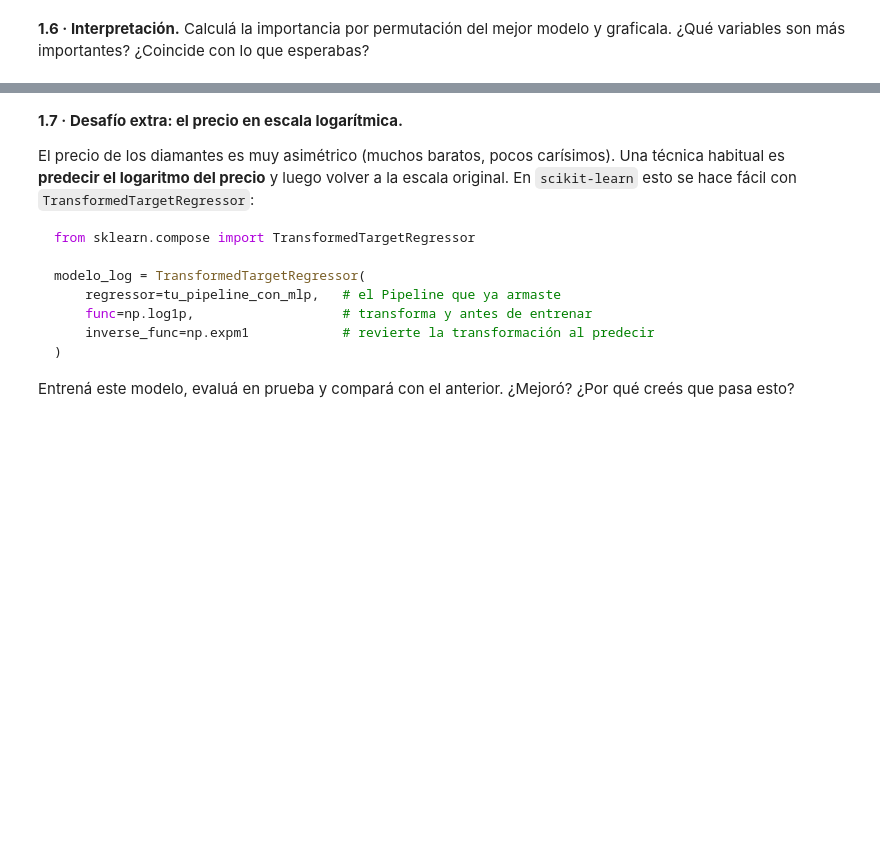
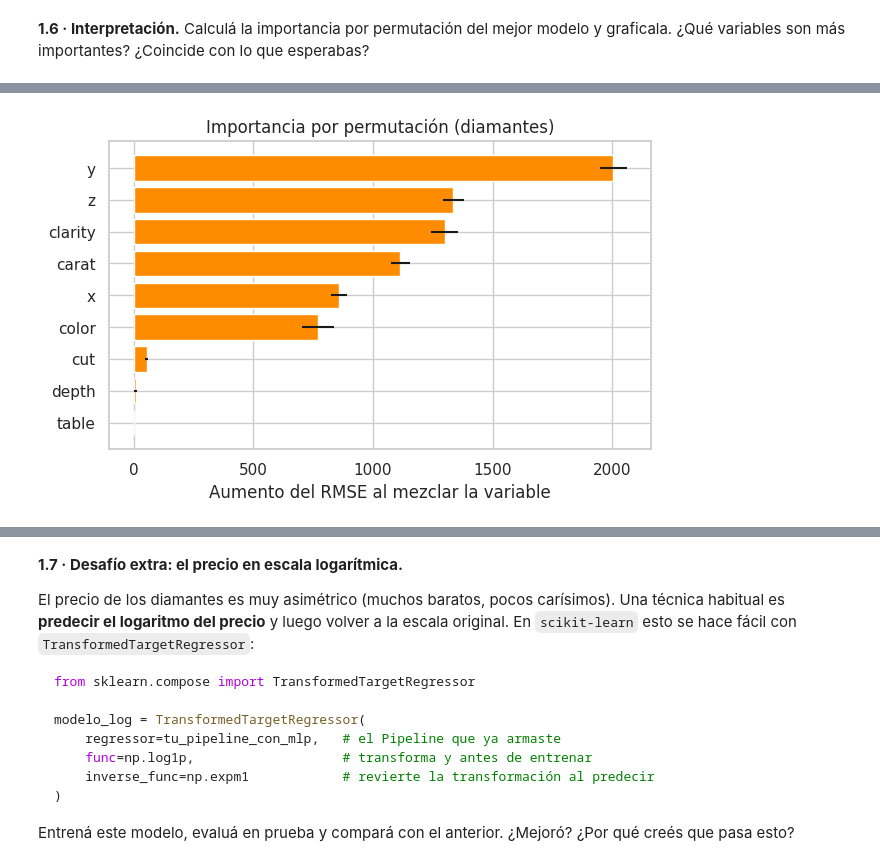
Before and after one commit to enrifonseca/AprendizajeAutomatico1, a Jupyter notebook: ISSD_AA1_Taller_redes_neuronales_sklearn_regresión.ipynb, the cells around one changed output, grey strips where cells are left out. Cells and saved outputs as stored; diff of their text form; code cells hidden in the pictures; blank space fills up the shorter version.

```diff
--- a/ISSD_AA1_Taller_redes_neuronales_sklearn_regresión.ipynb
+++ b/ISSD_AA1_Taller_redes_neuronales_sklearn_regresión.ipynb
@@ -1091,0 +1181,18 @@ El MLP inicial le gana a la regresion lineal ya que obtiene menores errores RMSE
+# %%
+# Tu código aquí
+imp_d = permutation_importance(
+    mejor_d,
+    X_prueba_d,
+    y_prueba_d,
+    n_repeats=20,
+    scoring="neg_root_mean_squared_error",
+    random_state=SEMILLA
+)
+
+importancias_d = pd.DataFrame({
+    "variable": X_prueba_d.columns,
+    "aumento_RMSE": imp_d.importances_mean,
+    "desvio": imp_d.importances_std
+}).sort_values("aumento_RMSE")
+
+importancias_d
@@ -1091,0 +1210,15 @@ El MLP inicial le gana a la regresion lineal ya que obtiene menores errores RMSE
+# %%
+plt.figure(figsize=(7, 4))
+
+plt.barh(
+    importancias_d["variable"],
+    importancias_d["aumento_RMSE"],
+    xerr=importancias_d["desvio"],
+    color="darkorange"
+)
+
+plt.xlabel("Aumento del RMSE al mezclar la variable")
+plt.title("Importancia por permutación (diamantes)")
+plt.show()
+# %% [output]
+[figure, added]
```
Also changed, not shown: parts of 10 cells of this notebook.
